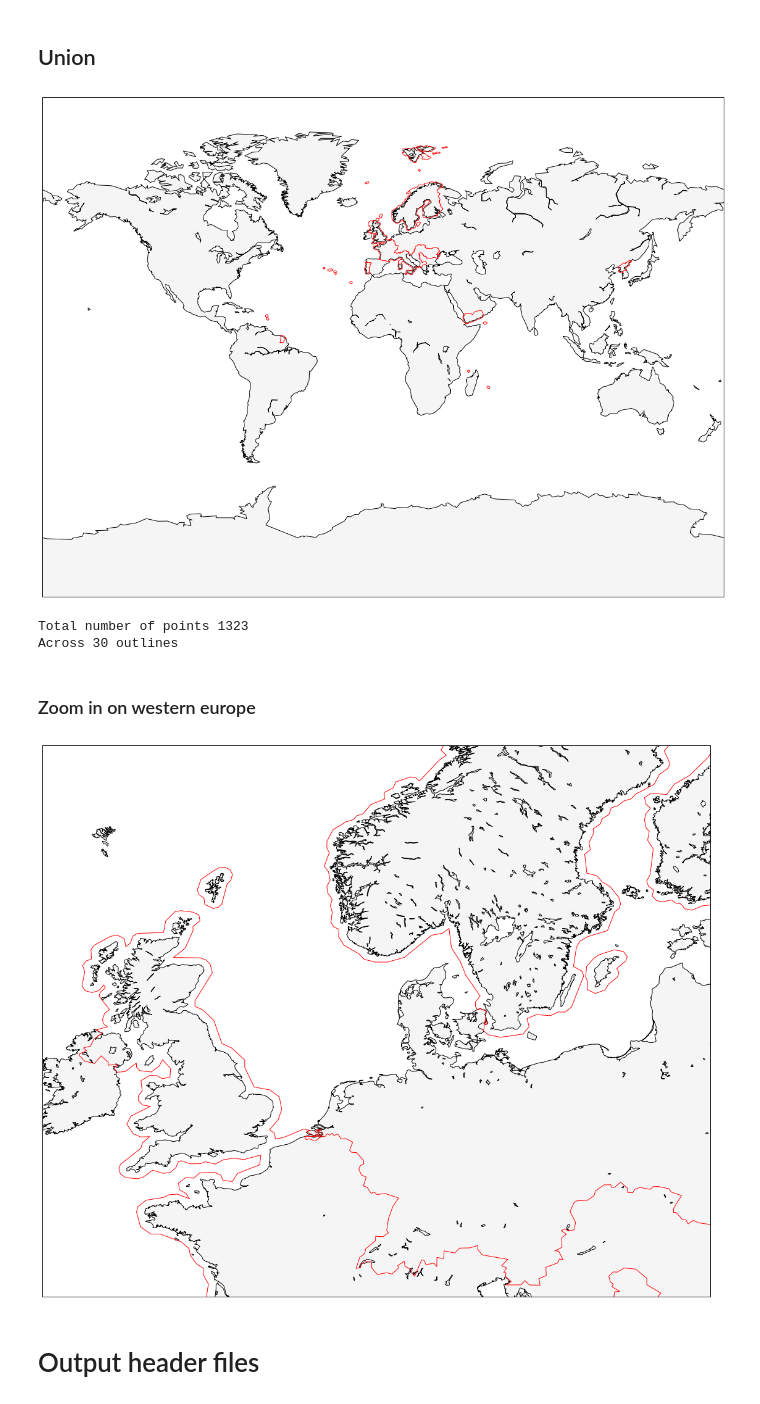
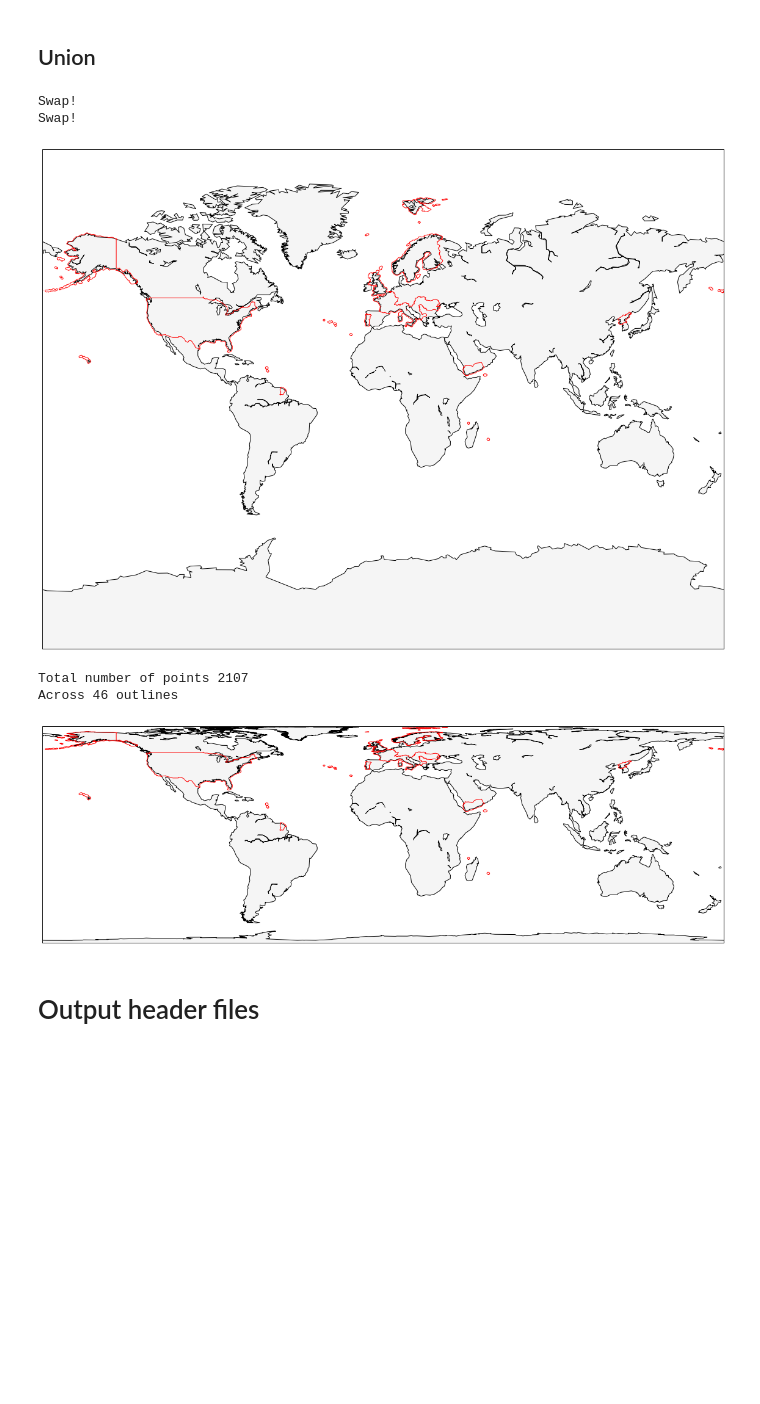
Before and after one commit to bristol-seds/pico-tracker, a Jupyter notebook: sim/geofence/geofence_no_aprs.ipynb, the cells around one changed output. Cells and saved outputs as stored; diff of their text form; code cells hidden in the pictures; blank space fills up the shorter version.

```diff
--- a/sim/geofence/geofence_no_aprs.ipynb
+++ b/sim/geofence/geofence_no_aprs.ipynb
@@ -90,7 +90,18 @@ def prepare_simple_grids(grids, tolerance=2*12*1000): # Approx 12km
 no_aprs_simple_grids = prepare_simple_grids(no_aprs_shifted_grids, tolerance=2*4*1000)
 # %%
 # Back to outlines
-no_aprs_simple_outlines = ea_grid_to_lonlat(no_aprs_simple_grids)
+no_aprs_simple_outlines = fix_antiprime_outlines(ea_grid_to_lonlat(no_aprs_simple_grids))
+# %% [output]
+Swap!
+Swap!
+# %%
+# Filter out zero-length outlines
+filtered_outlines = []
+for outline in no_aprs_simple_outlines:
+    if (len(outline) > 0):
+        filtered_outlines.append(outline)
+
+no_aprs_simple_outlines = filtered_outlines
 # %%
 # Map
 m = Basemap(projection='mill')
@@ -100,33 +111,22 @@ m.drawcoastlines()
 
 draw_outlines(m, no_aprs_simple_outlines, '#ff0000')
 # %% [output]
-[figure, old version]
+[figure, new version]
 # %%
 outline_stats(no_aprs_simple_outlines)
 # %% [output]
-Total number of points 1323
-Across 30 outlines
+Total number of points 2107
+Across 46 outlines
-# %% [markdown]
-### Zoom in on western europe
-# %%
-ll_lon=-10
-ur_lon=24
-ll_lat=45
-ur_lat=65
-
-# Draw map
-m = Basemap(projection='mill',
-            lat_0=(ll_lat+ur_lat)/2, lon_0=(ll_lon+ur_lon)/2,
-            resolution = 'i', area_thresh = 20.0,
-            llcrnrlon=ll_lon, llcrnrlat=ll_lat,
-            urcrnrlon=ur_lon, urcrnrlat=ur_lat)
-
-m.fillcontinents(color='0.96')
-m.drawcoastlines()
-
-draw_outlines(m, no_aprs_simple_outlines)
-# %% [output]
-[figure, removed]
+# %%
+# Try an equal area projection
+m = Basemap(projection='cea')
+
+m.fillcontinents(color='0.96')
+m.drawcoastlines()
+
+draw_outlines(m, no_aprs_simple_outlines, '#ff0000')
+# %% [output]
+[figure, added]
 # %% [markdown]
 # Output header files
 # %%
```
Also changed, not shown: parts of 2 cells of this notebook, 3 other files.
